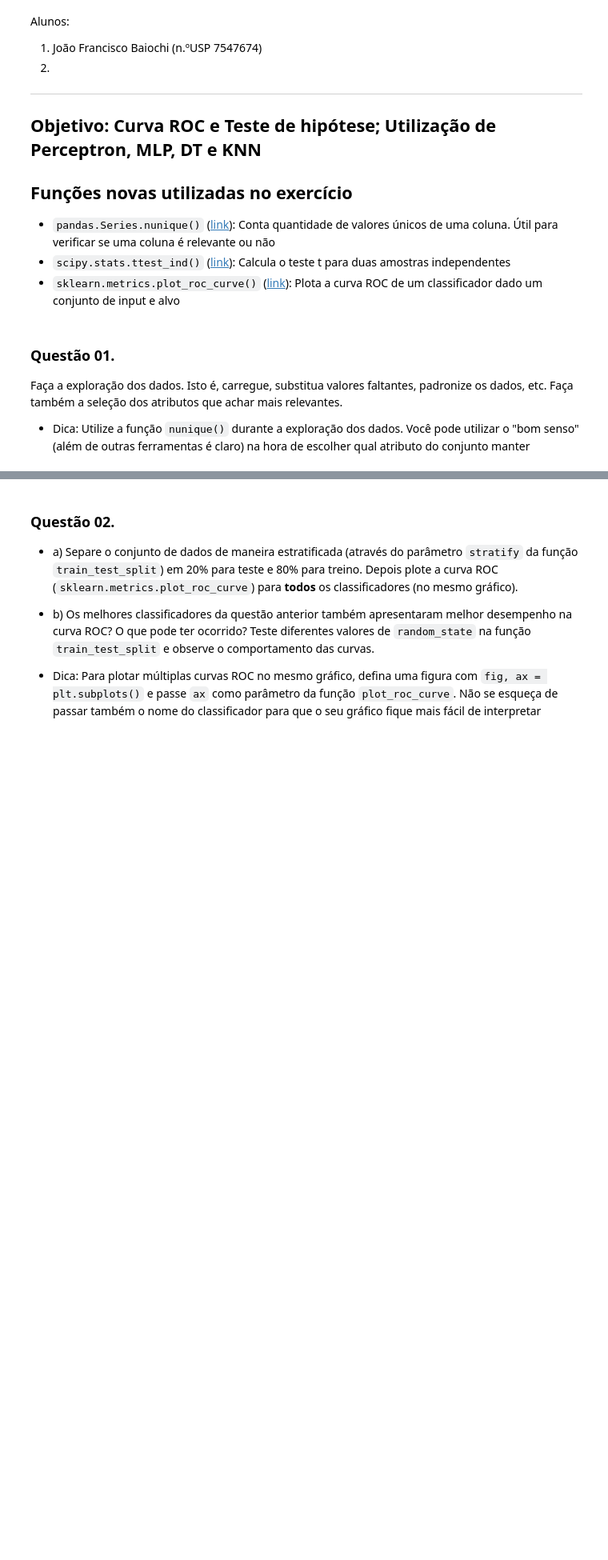
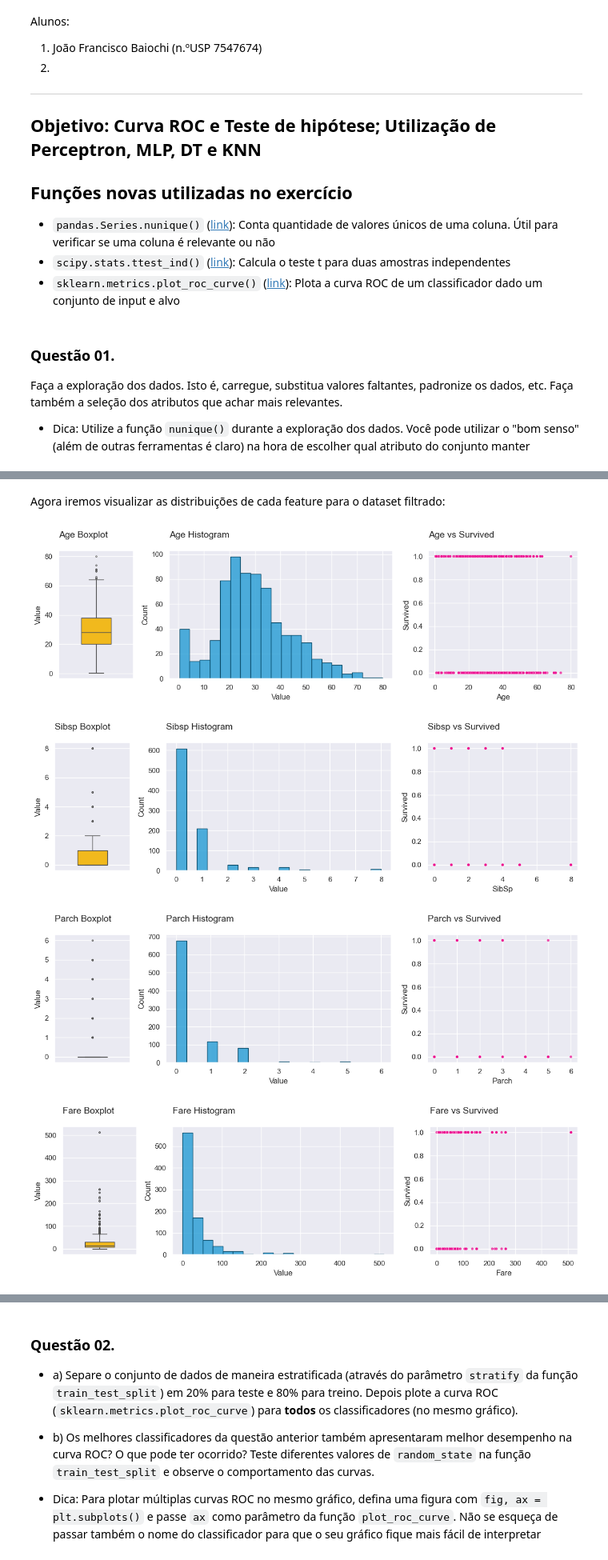
Before and after one commit to baiochi/SCC5871_Ver6_Turma3_2024, a Jupyter notebook: tasks/ex_3_Joao_Baiochi.ipynb, the cells around one changed output, grey strips where cells are left out. Shown at 80% size. Cells and saved outputs as stored; diff of their text form; code cells hidden in the pictures; blank space fills up the shorter version.

```diff
--- a/tasks/ex_3_Joao_Baiochi.ipynb
+++ b/tasks/ex_3_Joao_Baiochi.ipynb
@@ -29,8 +29,15 @@ Faça a exploração dos dados. Isto é, carregue, substitua valores faltantes,
 
  - Dica: Utilize a função `nunique()` durante a exploração dos dados. Você pode utilizar o "bom senso" (além de outras ferramentas é claro) na hora de escolher qual atributo do conjunto manter
 # %%
+import numpy as np
 import pandas as pd
 import matplotlib.pyplot as plt
+import seaborn as sns
+from src.utils import numerical_plot, categorical_plot
 
-df = pd.read_csv("titanic.csv")
+sns.set()
+
+df = pd.read_csv("../data/titanic.csv")
+df['Survived'] = df['Survived'].astype(bool)
+df['Pclass'] = df['Pclass'].astype('category')
 df.info()
@@ -39,0 +85,7 @@ df.info()
+# %%
+print('Extraindo apenas a label do convés do passageiro:')
+df['Deck'] = df['Cabin'].dropna().str[0]
+display(df['Deck'].value_counts())
+
+# Removendo as colunas originais
+df.drop(columns=['PassengerId', 'Name', 'Ticket', 'Cabin'], inplace=True)
@@ -39,0 +104,18 @@ df.info()
+# %% [markdown]
+Agora iremos visualizar as distribuições de cada feature para o dataset filtrado:
+# %%
+# Definindo o target do problema de classificação
+target = 'Survived'
+
+# Visualizando as features numéricas
+for col in df.select_dtypes(include=['int64', 'float64']).columns:
+    numerical_plot(df, col, target)
+
+# Visualizando as features categóricas
+for col in df.select_dtypes(include='object').columns:
+    categorical_plot(df, col, target)
+# %% [output]
+[figure, added]
+[figure, added]
+[figure, added]
+[figure, added]
```
Also changed, not shown: parts of 17 cells of this notebook, 1 other file.
